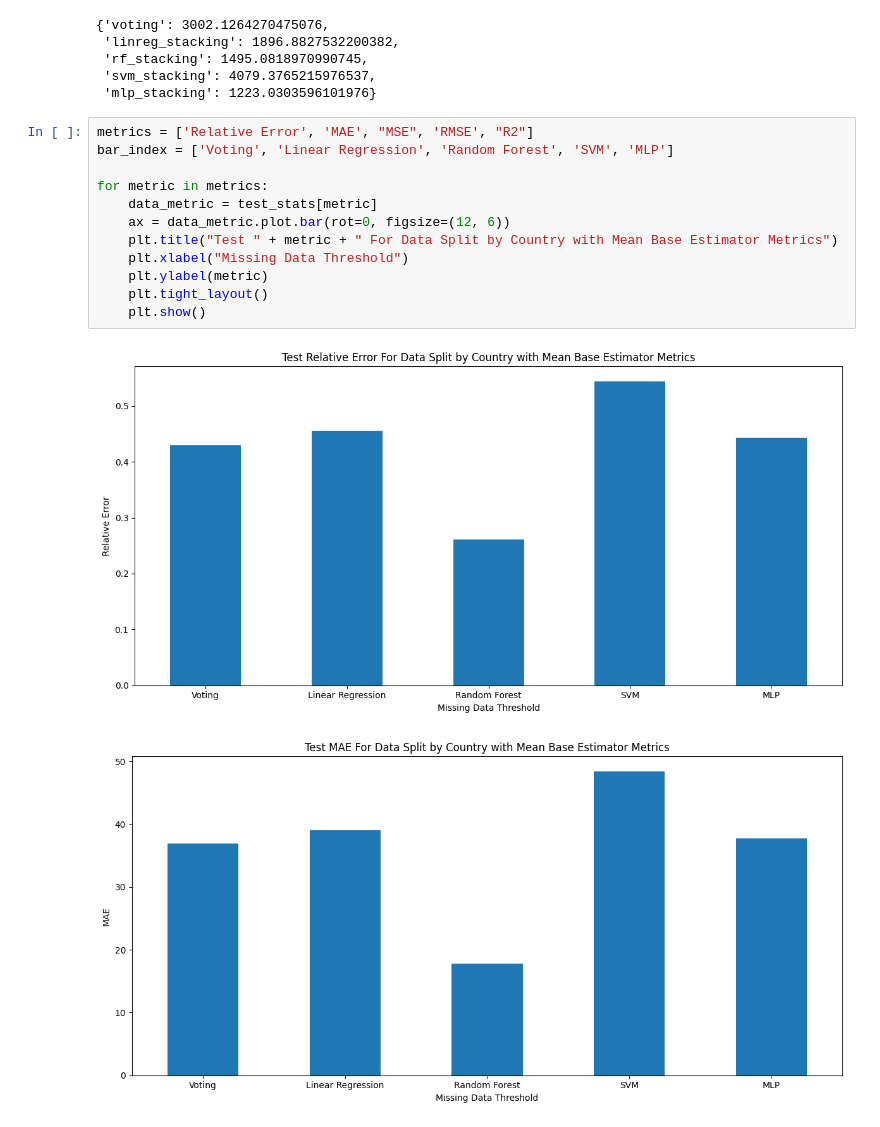
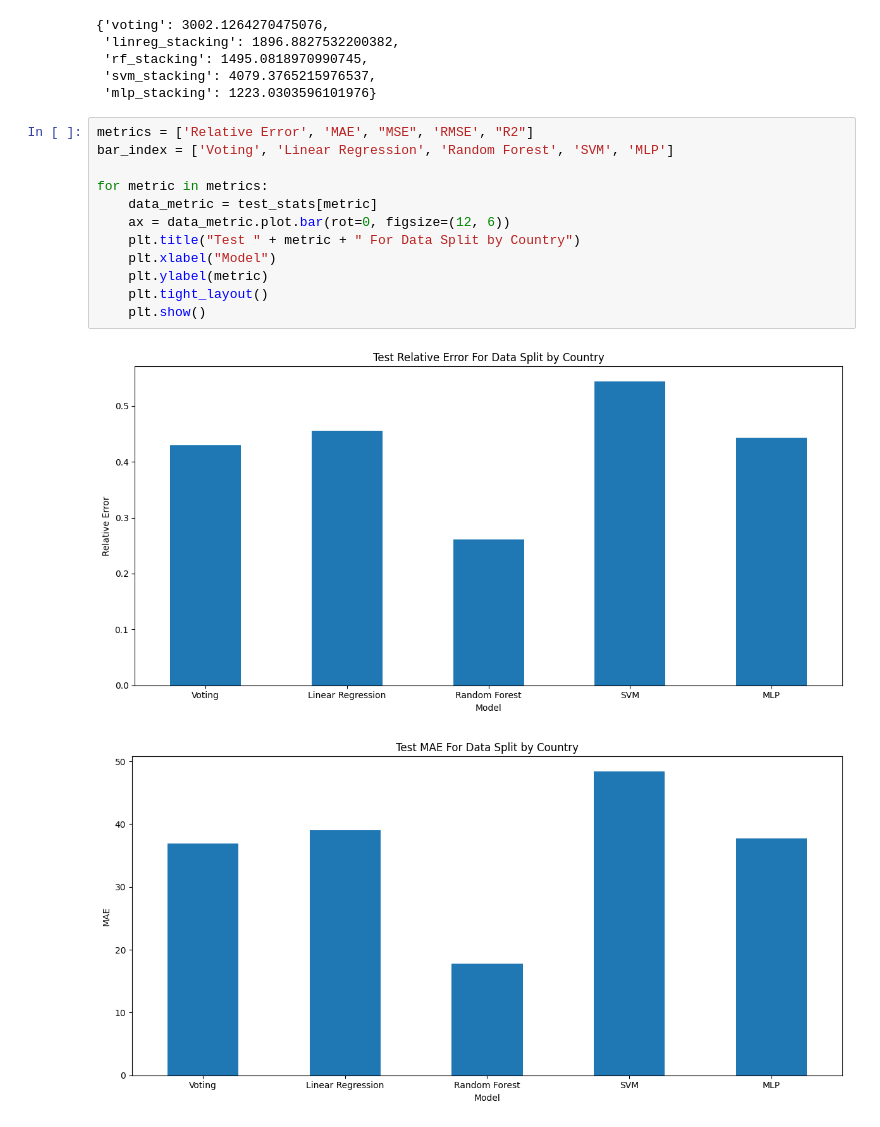
Before and after one commit to R0sle/health_economics_honours, a Jupyter notebook: code/income_models/ensemble_byinc.ipynb, the cells around one changed output. Saved outputs shown, nothing was run; the diff lists cells and outputs as text.

```diff
--- a/code/income_models/ensemble_byinc.ipynb
+++ b/code/income_models/ensemble_byinc.ipynb
@@ -641,15 +641,15 @@ best_validation_values
 # %%
 metrics = ['Relative Error', 'MAE', "MSE", 'RMSE', "R2"]
 bar_index = ['Voting', 'Linear Regression', 'Random Forest', 'SVM', 'MLP']
 
 for metric in metrics:
     data_metric = test_stats[metric]
     ax = data_metric.plot.bar(rot=0, figsize=(12, 6))
-    plt.title("Test " + metric + " For Data Split by Country with Mean Base Estimator Metrics")
-    plt.xlabel("Missing Data Threshold")
+    plt.title("Test " + metric + " For Data Split by Country")
+    plt.xlabel("Model")
     plt.ylabel(metric)
     plt.tight_layout()
     plt.show()
 # %% [output]
-[figure, old version]
+[figure, new version]
-[figure, old version]
+[figure, new version]
```
Also changed, not shown: parts of 53 cells of this notebook, 14 other files.
